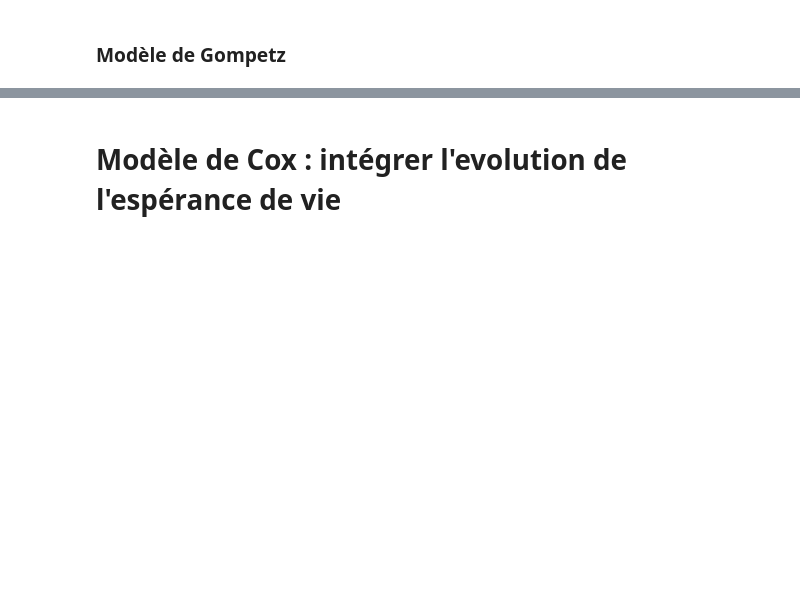
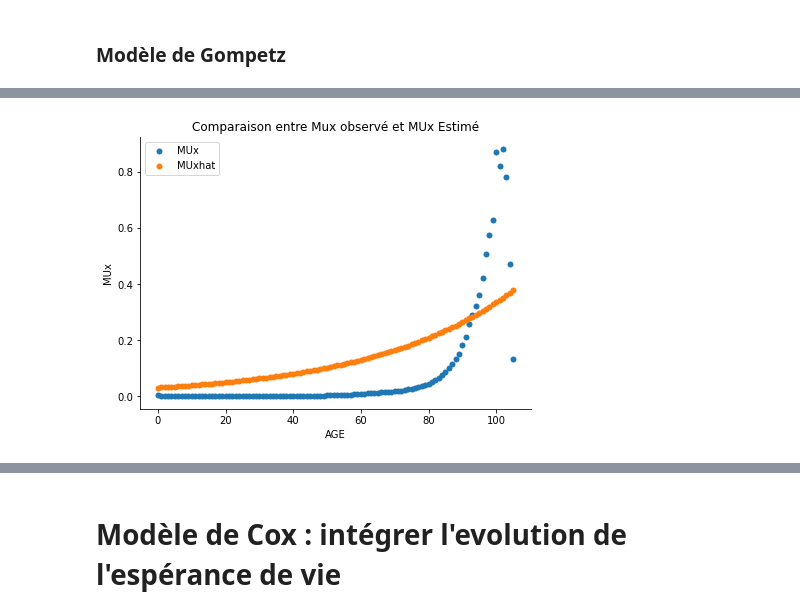
Before and after one commit to RessourcesActuariat/ActuariatVieCNAM, a Jupyter notebook: Table de Mortalité - Partie 2.ipynb, the cells around one changed output, grey strips where cells are left out. Drawn from its saved outputs; the diff is of its cells as text; code cells hidden in the pictures; blank space fills up the shorter version.

```diff
--- a/Table de Mortalité - Partie 2.ipynb
+++ b/Table de Mortalité - Partie 2.ipynb
@@ -399,0 +313,17 @@ Le modèle de Gompertz ne capture pas la très forte augmentation à 80 ans.
+# %%
+import statsmodels.api as sm
+
+def CalculGLM(data,VarX,VarY,dist=sm.families.Poisson,Fonctionlien=sm.families.links.log()):
+    Y = data[VarX]
+    X = data[VarY]
+
+    model = sm.GLM(Y,X,family=dist(link=Fonctionlien))
+    results = model.fit()
+
+    return results
+# %%
+resultsPoisson= CalculGLM(data=EXPOMORTData[(EXPOMORTData['AGE'].between(0,100))],
+         VarX='MUx',
+         VarY=['AGE','SEXE'],
+         dist=sm.families.Poisson,Fonctionlien=sm.families.links.log())
+resultsPoisson.summary()
@@ -399,0 +344,4 @@ Le modèle de Gompertz ne capture pas la très forte augmentation à 80 ans.
+# %%
+Resultat = EXPOMORTData[(EXPOMORTData['SEXE']==1)][['MUx','AGE','SEXE']]
+Resultat['MUxhat'] = resultsPoisson.predict(exog=y[['AGE','SEXE']])
+print(Resultat)
@@ -399,0 +363,4 @@ Le modèle de Gompertz ne capture pas la très forte augmentation à 80 ans.
+# %%
+GraphiqueTaux(data=Resultat,x1='AGE',y1='MUx',y2='MUxhat',titre='Comparaison entre Mux observé et MUx Estimé')
+# %% [output]
+[figure, added]
```
Also changed, not shown: parts of 58 cells of this notebook.
